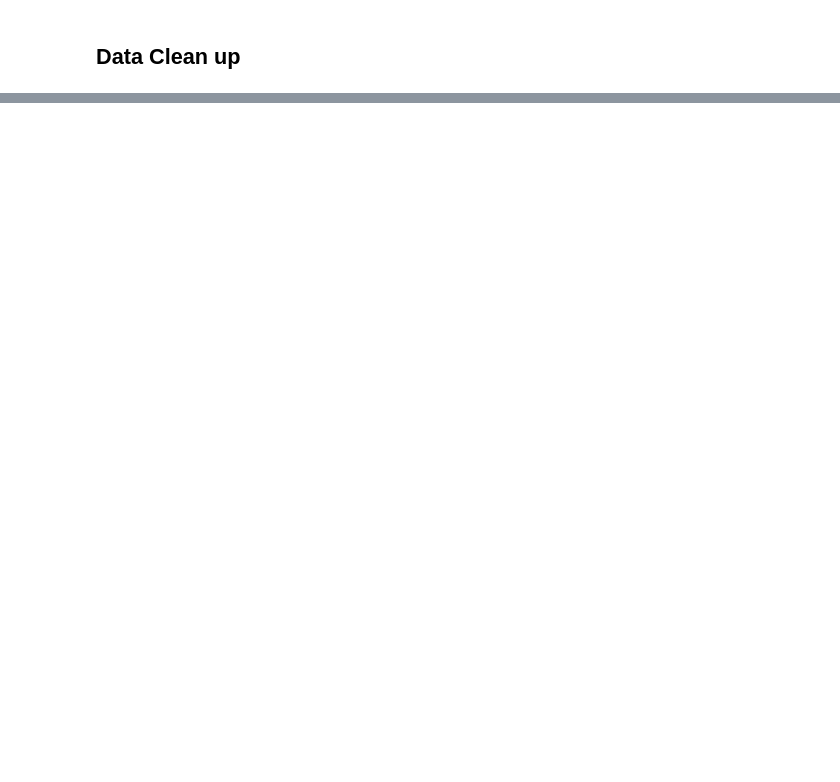
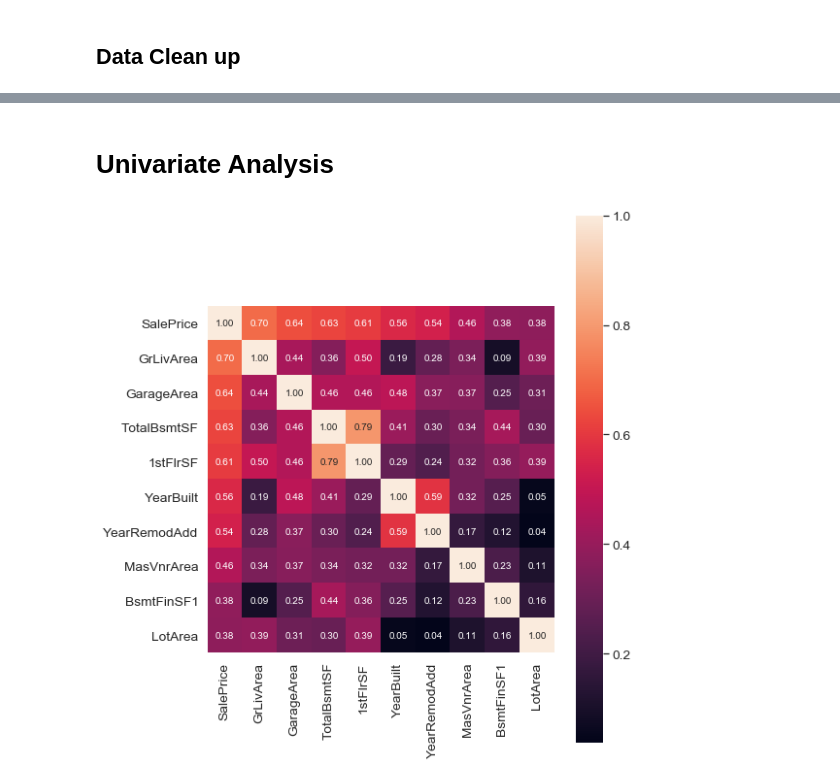
Before and after one commit to sriksmachi/nlp-plagiarism-detection, a Jupyter notebook: surprisehousing_priceprediction.ipynb, the cells around one changed output, grey strips where cells are left out. Drawn from its saved outputs; the diff is of its cells as text; code cells hidden in the pictures; blank space fills up the shorter version.

```diff
--- a/surprisehousing_priceprediction.ipynb
+++ b/surprisehousing_priceprediction.ipynb
@@ -100,0 +588,4 @@ Mean  - 69.0
+# %%
+ds_clean.to_csv("ds_clean_withoutoutliers.csv")
+ds_clean = pd.read_csv("ds_clean_withoutoutliers.csv", index_col=0)
+ds_clean.info()
@@ -100,0 +610,28 @@ Mean  - 69.0
+# %%
+# converting from int type to object to treat the variables as categorical variables
+ds_clean['MSSubClass'] = ds_clean['MSSubClass'].astype('object')
+ds_clean['OverallQual'] = ds_clean['OverallQual'].astype('object')
+ds_clean['OverallCond'] = ds_clean['OverallCond'].astype('object')
+ds_clean['BsmtFullBath'] = ds_clean['BsmtFullBath'].astype('object')
+ds_clean['FullBath'] = ds_clean['FullBath'].astype('object')
+ds_clean['HalfBath'] = ds_clean['HalfBath'].astype('object')
+ds_clean['BedroomAbvGr'] = ds_clean['BedroomAbvGr'].astype('object')
+ds_clean['KitchenAbvGr'] = ds_clean['KitchenAbvGr'].astype('object')
+ds_clean['TotRmsAbvGrd'] = ds_clean['TotRmsAbvGrd'].astype('object')
+ds_clean['Fireplaces'] = ds_clean['Fireplaces'].astype('object')
+ds_clean['GarageCars'] = ds_clean['GarageCars'].astype('object')
+# %% [markdown]
+# Univariate Analysis
+# %%
+# Let us get 10 key continuous variables with highest correlation
+
+cols = ds_clean.corr().nlargest(10, 'SalePrice')['SalePrice'].index
+cm = np.corrcoef(ds_clean[cols].values.T)
+sns.set(font_scale=1.25)
+hm = sns.heatmap(cm, cbar=True,
+                 annot=True, square=True,
+                 fmt='.2f', annot_kws={'size': 10},
+                 yticklabels=cols.values, xticklabels=cols.values)
+plt.show()
+# %% [output]
+[figure, added]
```
Also changed, not shown: parts of 95 cells of this notebook.
